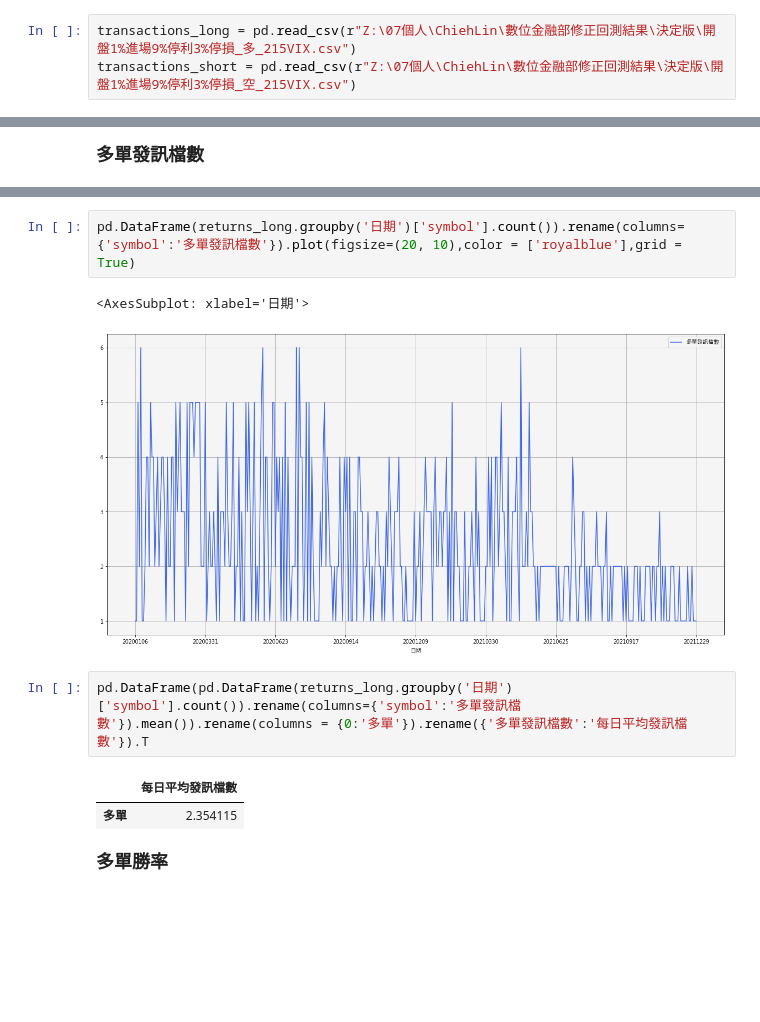
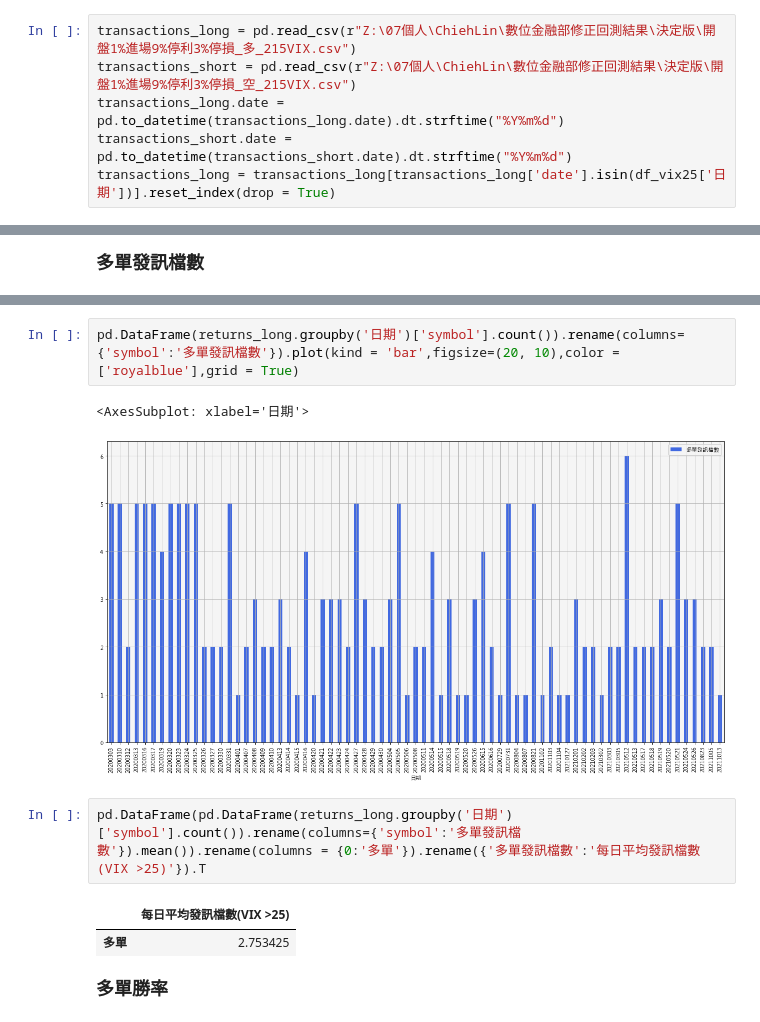
Before and after one commit to ErebusTW/Merge-by-date, a Jupyter notebook: 策略回測結果.ipynb, the cells around one changed output, grey strips where cells are left out. Saved outputs shown, nothing was run; the diff lists cells and outputs as text; blank space fills up the shorter version.

```diff
--- a/策略回測結果.ipynb
+++ b/策略回測結果.ipynb
@@ -301,4 +301,7 @@ pd.DataFrame(pd.DataFrame(pool_short.T.count()).rename(columns={0:'檔數'}).mea
 # %%
 transactions_long = pd.read_csv(r"Z:\07個人\ChiehLin\數位金融部修正回測結果\決定版\開盤1%進場9%停利3%停損_多_215VIX.csv")
 transactions_short = pd.read_csv(r"Z:\07個人\ChiehLin\數位金融部修正回測結果\決定版\開盤1%進場9%停利3%停損_空_215VIX.csv")
+transactions_long.date = pd.to_datetime(transactions_long.date).dt.strftime("%Y%m%d")
+transactions_short.date = pd.to_datetime(transactions_short.date).dt.strftime("%Y%m%d")
+transactions_long = transactions_long[transactions_long['date'].isin(df_vix25['日期'])].reset_index(drop = True)
 # %%
@@ -369,13 +369,13 @@ pd.DataFrame(returns_long.groupby('日期')['symbol'].count()).rename(columns={'
 # %%
-pd.DataFrame(returns_long.groupby('日期')['symbol'].count()).rename(columns={'symbol':'多單發訊檔數'}).plot(figsize=(20, 10),color = ['royalblue'],grid = True)
+pd.DataFrame(returns_long.groupby('日期')['symbol'].count()).rename(columns={'symbol':'多單發訊檔數'}).plot(kind = 'bar',figsize=(20, 10),color = ['royalblue'],grid = True)
 # %% [output]
 <AxesSubplot: xlabel='日期'>
-[figure, old version]
+[figure, new version]
 # %%
-pd.DataFrame(pd.DataFrame(returns_long.groupby('日期')['symbol'].count()).rename(columns={'symbol':'多單發訊檔數'}).mean()).rename(columns = {0:'多單'}).rename({'多單發訊檔數':'每日平均發訊檔數'}).T
+pd.DataFrame(pd.DataFrame(returns_long.groupby('日期')['symbol'].count()).rename(columns={'symbol':'多單發訊檔數'}).mean()).rename(columns = {0:'多單'}).rename({'多單發訊檔數':'每日平均發訊檔數(VIX >25)'}).T
 # %% [output]
-|  | 每日平均發訊檔數 |
-| 多單 | 2.354115 |
+|  | 每日平均發訊檔數(VIX >25) |
+| 多單 | 2.753425 |
 # %% [markdown]
 **<font  size=4>多單勝率</font>**
 # %%
```
Also changed, not shown: parts of 11 cells of this notebook.
